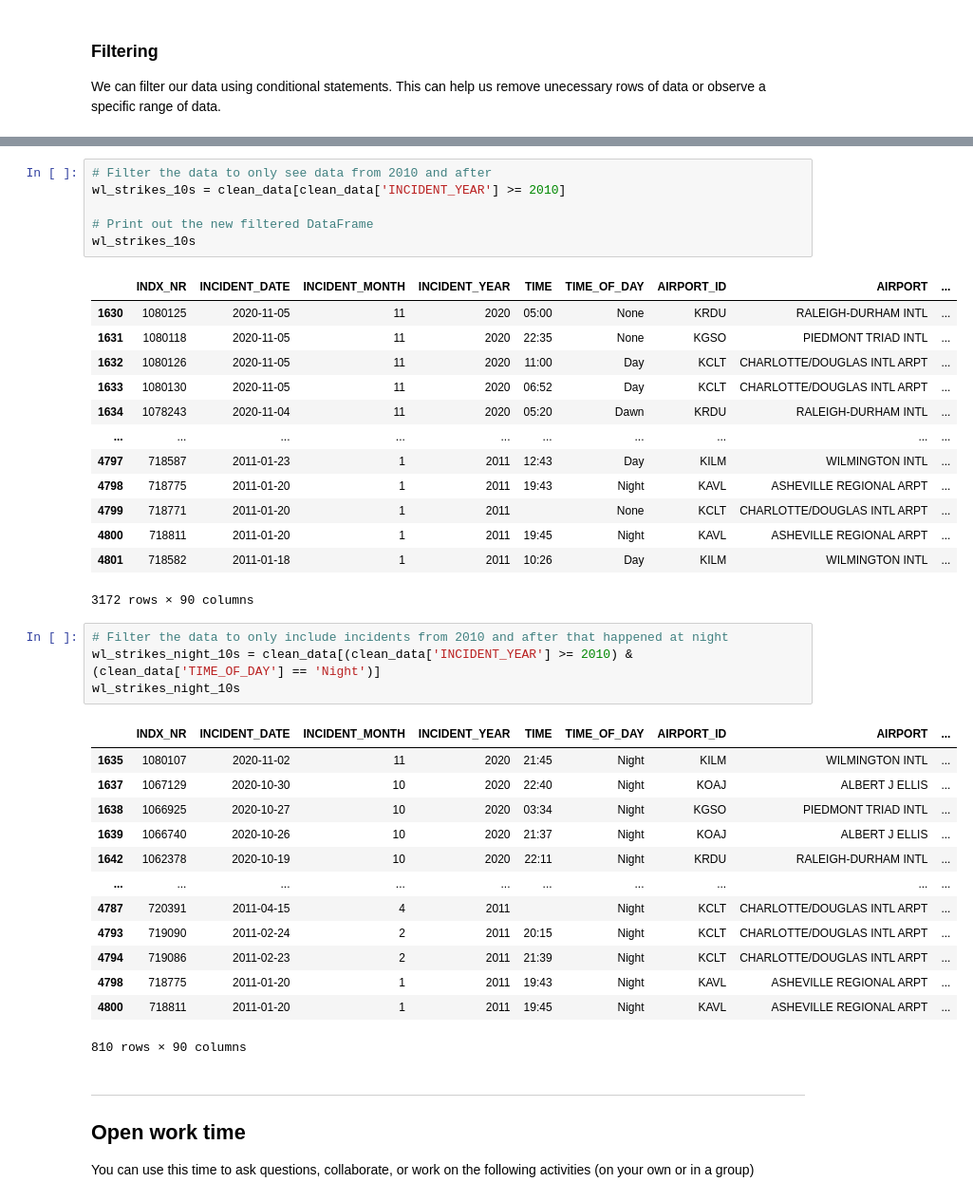
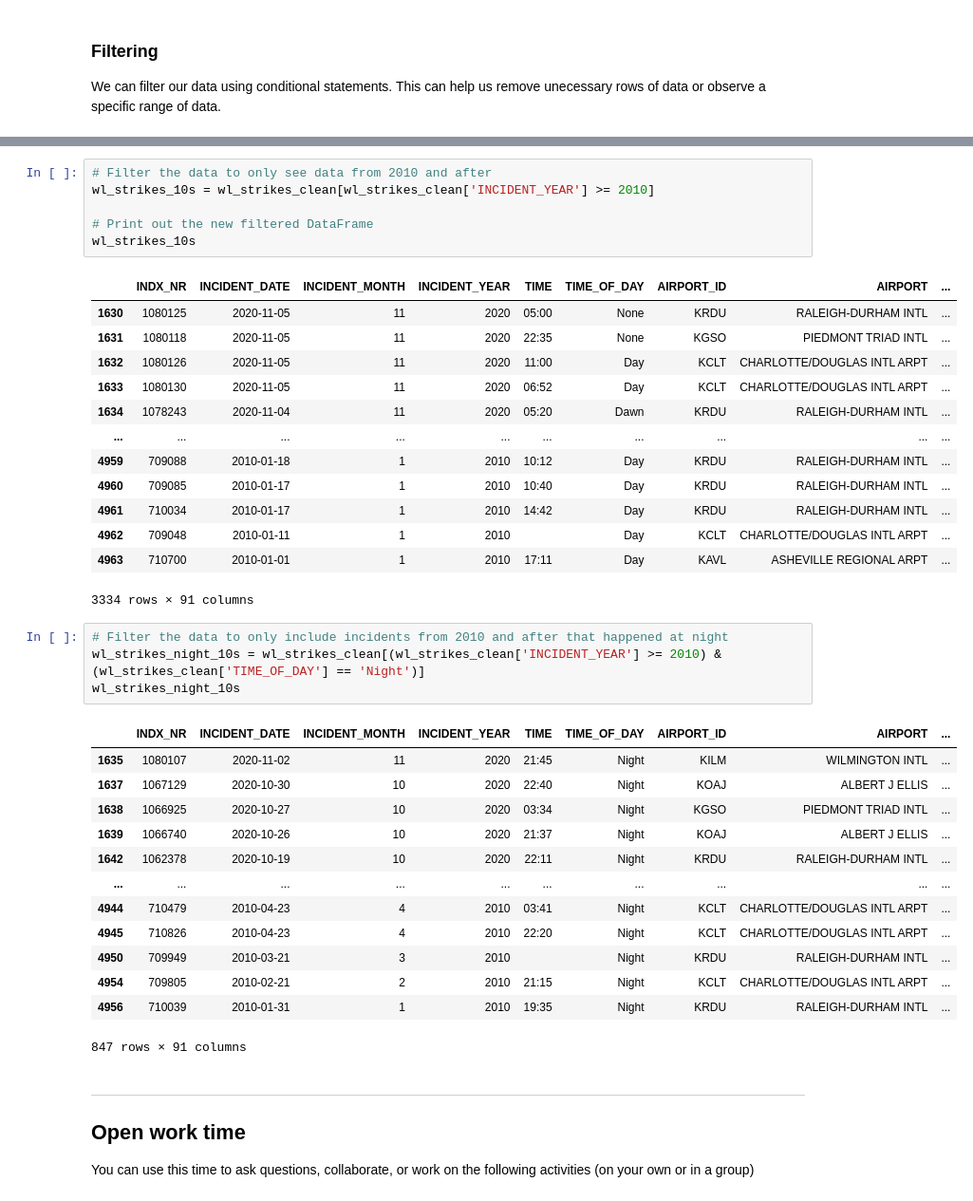
Before and after one commit to NCSU-Libraries/data-viz-workshops, a Jupyter notebook: Python_Open_Labs/Data_wrangling_with_Pandas/Python_Open_Labs_Week2_filled.ipynb, the cells around one changed output, grey strips where cells are left out. Shown at 95% size. Cells and saved outputs as stored; diff of their text form.

```diff
--- a/Python_Open_Labs/Data_wrangling_with_Pandas/Python_Open_Labs_Week2_filled.ipynb
+++ b/Python_Open_Labs/Data_wrangling_with_Pandas/Python_Open_Labs_Week2_filled.ipynb
@@ -338,26 +338,26 @@ wl_strikes_night
 # %%
 # Filter the data to only see data from 2010 and after
-wl_strikes_10s = clean_data[clean_data['INCIDENT_YEAR'] >= 2010]
+wl_strikes_10s = wl_strikes_clean[wl_strikes_clean['INCIDENT_YEAR'] >= 2010]
 
 # Print out the new filtered DataFrame
 wl_strikes_10s
 # %% [output]
 |  | INDX_NR | INCIDENT_DATE | INCIDENT_MONTH | INCIDENT_YEAR | TIME | TIME_OF_DAY | AIRPORT_ID | AIRPORT | ... |
 | 1630 | 1080125 | 2020-11-05 | 11 | 2020 | 05:00 | None | KRDU | RALEIGH-DURHAM INTL | ... |
 | 1631 | 1080118 | 2020-11-05 | 11 | 2020 | 22:35 | None | KGSO | PIEDMONT TRIAD INTL | ... |
 | 1632 | 1080126 | 2020-11-05 | 11 | 2020 | 11:00 | Day | KCLT | CHARLOTTE/DOUGLAS INTL ARPT | ... |
 | 1633 | 1080130 | 2020-11-05 | 11 | 2020 | 06:52 | Day | KCLT | CHARLOTTE/DOUGLAS INTL ARPT | ... |
 | 1634 | 1078243 | 2020-11-04 | 11 | 2020 | 05:20 | Dawn | KRDU | RALEIGH-DURHAM INTL | ... |
 | ... | ... | ... | ... | ... | ... | ... | ... | ... | ... |
-| 4797 | 718587 | 2011-01-23 | 1 | 2011 | 12:43 | Day | KILM | WILMINGTON INTL | ... |
-| 4798 | 718775 | 2011-01-20 | 1 | 2011 | 19:43 | Night | KAVL | ASHEVILLE REGIONAL ARPT | ... |
-| 4799 | 718771 | 2011-01-20 | 1 | 2011 |  | None | KCLT | CHARLOTTE/DOUGLAS INTL ARPT | ... |
-| 4800 | 718811 | 2011-01-20 | 1 | 2011 | 19:45 | Night | KAVL | ASHEVILLE REGIONAL ARPT | ... |
-| 4801 | 718582 | 2011-01-18 | 1 | 2011 | 10:26 | Day | KILM | WILMINGTON INTL | ... |
+| 4959 | 709088 | 2010-01-18 | 1 | 2010 | 10:12 | Day | KRDU | RALEIGH-DURHAM INTL | ... |
+| 4960 | 709085 | 2010-01-17 | 1 | 2010 | 10:40 | Day | KRDU | RALEIGH-DURHAM INTL | ... |
+| 4961 | 710034 | 2010-01-17 | 1 | 2010 | 14:42 | Day | KRDU | RALEIGH-DURHAM INTL | ... |
+| 4962 | 709048 | 2010-01-11 | 1 | 2010 |  | Day | KCLT | CHARLOTTE/DOUGLAS INTL ARPT | ... |
+| 4963 | 710700 | 2010-01-01 | 1 | 2010 | 17:11 | Day | KAVL | ASHEVILLE REGIONAL ARPT | ... |
-3172 rows × 90 columns
+3334 rows × 91 columns
 # %%
 # Filter the data to only include incidents from 2010 and after that happened at night
-wl_strikes_night_10s = clean_data[(clean_data['INCIDENT_YEAR'] >= 2010) & (clean_data['TIME_OF_DAY'] == 'Night')]
+wl_strikes_night_10s = wl_strikes_clean[(wl_strikes_clean['INCIDENT_YEAR'] >= 2010) & (wl_strikes_clean['TIME_OF_DAY'] == 'Night')]
 wl_strikes_night_10s
 # %% [output]
 |  | INDX_NR | INCIDENT_DATE | INCIDENT_MONTH | INCIDENT_YEAR | TIME | TIME_OF_DAY | AIRPORT_ID | AIRPORT | ... |
@@ -367,12 +367,12 @@ wl_strikes_night_10s
 | 1639 | 1066740 | 2020-10-26 | 10 | 2020 | 21:37 | Night | KOAJ | ALBERT J ELLIS | ... |
 | 1642 | 1062378 | 2020-10-19 | 10 | 2020 | 22:11 | Night | KRDU | RALEIGH-DURHAM INTL | ... |
 | ... | ... | ... | ... | ... | ... | ... | ... | ... | ... |
-| 4787 | 720391 | 2011-04-15 | 4 | 2011 |  | Night | KCLT | CHARLOTTE/DOUGLAS INTL ARPT | ... |
-| 4793 | 719090 | 2011-02-24 | 2 | 2011 | 20:15 | Night | KCLT | CHARLOTTE/DOUGLAS INTL ARPT | ... |
-| 4794 | 719086 | 2011-02-23 | 2 | 2011 | 21:39 | Night | KCLT | CHARLOTTE/DOUGLAS INTL ARPT | ... |
-| 4798 | 718775 | 2011-01-20 | 1 | 2011 | 19:43 | Night | KAVL | ASHEVILLE REGIONAL ARPT | ... |
-| 4800 | 718811 | 2011-01-20 | 1 | 2011 | 19:45 | Night | KAVL | ASHEVILLE REGIONAL ARPT | ... |
+| 4944 | 710479 | 2010-04-23 | 4 | 2010 | 03:41 | Night | KCLT | CHARLOTTE/DOUGLAS INTL ARPT | ... |
+| 4945 | 710826 | 2010-04-23 | 4 | 2010 | 22:20 | Night | KCLT | CHARLOTTE/DOUGLAS INTL ARPT | ... |
+| 4950 | 709949 | 2010-03-21 | 3 | 2010 |  | Night | KRDU | RALEIGH-DURHAM INTL | ... |
+| 4954 | 709805 | 2010-02-21 | 2 | 2010 | 21:15 | Night | KCLT | CHARLOTTE/DOUGLAS INTL ARPT | ... |
+| 4956 | 710039 | 2010-01-31 | 1 | 2010 | 19:35 | Night | KRDU | RALEIGH-DURHAM INTL | ... |
-810 rows × 90 columns
+847 rows × 91 columns
 # %% [markdown]
 
 
```
Also changed, not shown: parts of 12 cells of this notebook.
